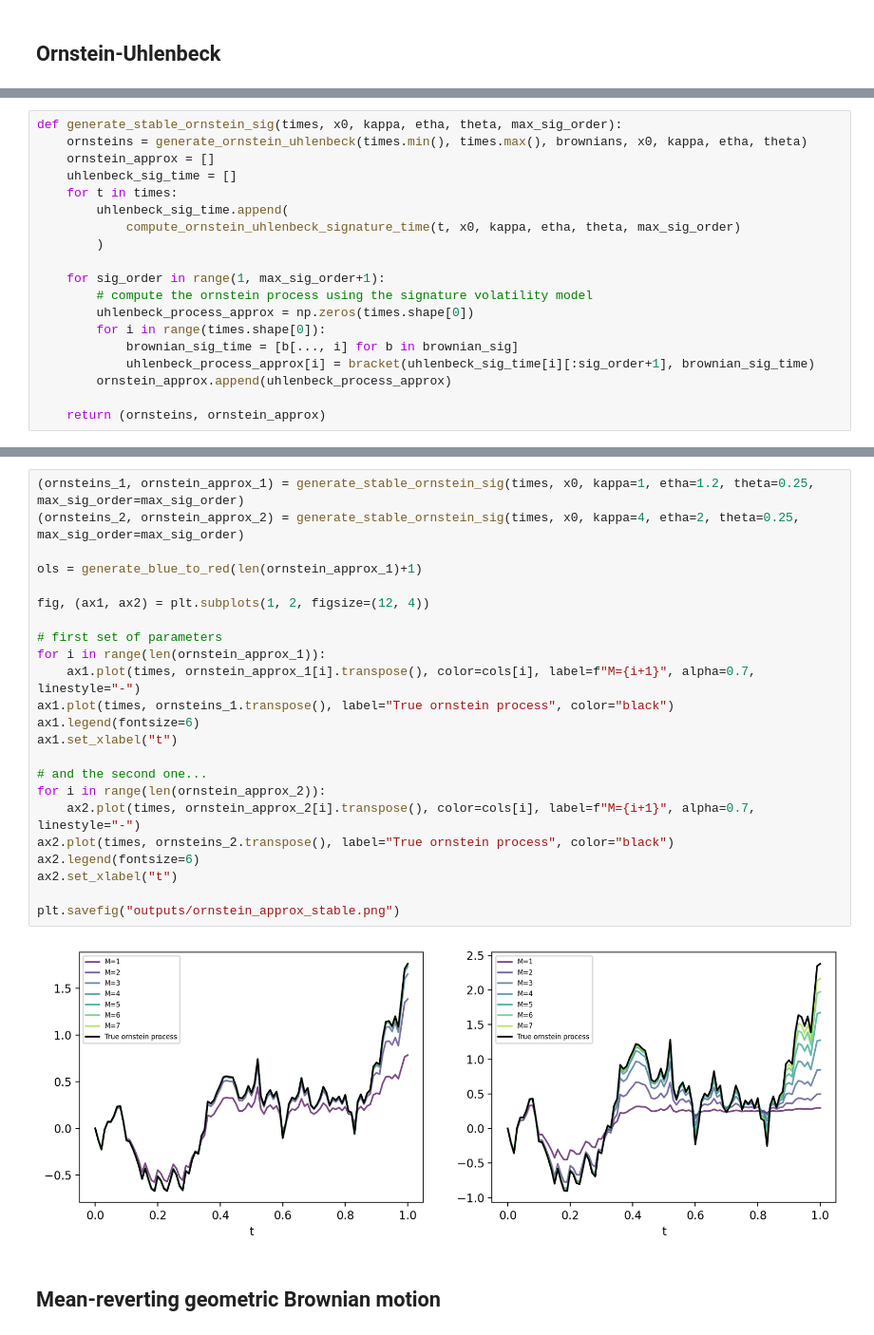
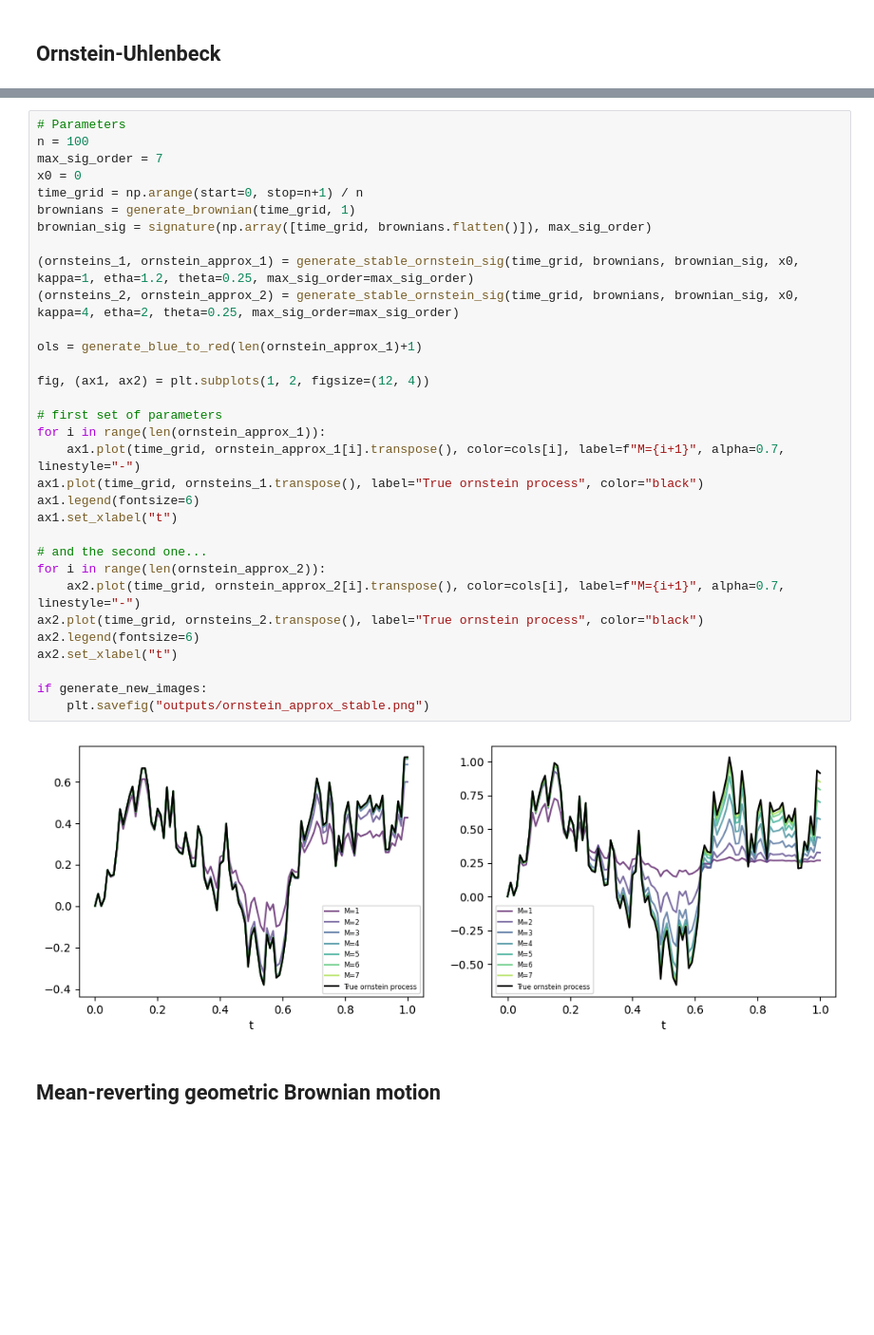
Before and after one commit to Sh3xe/signature-vol-model, a Jupyter notebook: notebook.ipynb, the cells around one changed output, grey strips where cells are left out. Shown at 95% size. Cells and saved outputs as stored; diff of their text form; blank space fills up the shorter version.

Commit message:
added modules to code, added signature fitting

```diff
--- a/notebook.ipynb
+++ b/notebook.ipynb
@@ -260,19 +26,0 @@ This time, the signature depends on the time, and is computed such that the shuf
-# %%
-def generate_stable_ornstein_sig(times, x0, kappa, etha, theta, max_sig_order):
-	ornsteins = generate_ornstein_uhlenbeck(times.min(), times.max(), brownians, x0, kappa, etha, theta)
-	ornstein_approx = []
-	uhlenbeck_sig_time = []
-	for t in times:
-		uhlenbeck_sig_time.append(
-			compute_ornstein_uhlenbeck_signature_time(t, x0, kappa, etha, theta, max_sig_order)
-		)
-
-	for sig_order in range(1, max_sig_order+1):
-		# compute the ornstein process using the signature volatility model
-		uhlenbeck_process_approx = np.zeros(times.shape[0])
-		for i in range(times.shape[0]):
-			brownian_sig_time = [b[..., i] for b in brownian_sig]
-			uhlenbeck_process_approx[i] = bracket(uhlenbeck_sig_time[i][:sig_order+1], brownian_sig_time)
-		ornstein_approx.append(uhlenbeck_process_approx)
-
-	return (ornsteins, ornstein_approx)
@@ -312,27 +60,36 @@ fig.savefig("outputs/ornstein_approx_naive.png")
 # %%
-(ornsteins_1, ornstein_approx_1) = generate_stable_ornstein_sig(times, x0, kappa=1, etha=1.2, theta=0.25, max_sig_order=max_sig_order)
-(ornsteins_2, ornstein_approx_2) = generate_stable_ornstein_sig(times, x0, kappa=4, etha=2, theta=0.25, max_sig_order=max_sig_order)
+# Parameters
+n = 100
+max_sig_order = 7
+x0 = 0
+time_grid = np.arange(start=0, stop=n+1) / n
+brownians = generate_brownian(time_grid, 1)
+brownian_sig = signature(np.array([time_grid, brownians.flatten()]), max_sig_order)
+
+(ornsteins_1, ornstein_approx_1) = generate_stable_ornstein_sig(time_grid, brownians, brownian_sig, x0, kappa=1, etha=1.2, theta=0.25, max_sig_order=max_sig_order)
+(ornsteins_2, ornstein_approx_2) = generate_stable_ornstein_sig(time_grid, brownians, brownian_sig, x0, kappa=4, etha=2, theta=0.25, max_sig_order=max_sig_order)
 
 ols = generate_blue_to_red(len(ornstein_approx_1)+1)
 
 fig, (ax1, ax2) = plt.subplots(1, 2, figsize=(12, 4))
 
 # first set of parameters
 for i in range(len(ornstein_approx_1)):
-	ax1.plot(times, ornstein_approx_1[i].transpose(), color=cols[i], label=f"M={i+1}", alpha=0.7, linestyle="-")
-ax1.plot(times, ornsteins_1.transpose(), label="True ornstein process", color="black")
+	ax1.plot(time_grid, ornstein_approx_1[i].transpose(), color=cols[i], label=f"M={i+1}", alpha=0.7, linestyle="-")
+ax1.plot(time_grid, ornsteins_1.transpose(), label="True ornstein process", color="black")
 ax1.legend(fontsize=6)
 ax1.set_xlabel("t")
 
 # and the second one...
 for i in range(len(ornstein_approx_2)):
-	ax2.plot(times, ornstein_approx_2[i].transpose(), color=cols[i], label=f"M={i+1}", alpha=0.7, linestyle="-")
-ax2.plot(times, ornsteins_2.transpose(), label="True ornstein process", color="black")
+	ax2.plot(time_grid, ornstein_approx_2[i].transpose(), color=cols[i], label=f"M={i+1}", alpha=0.7, linestyle="-")
+ax2.plot(time_grid, ornsteins_2.transpose(), label="True ornstein process", color="black")
 ax2.legend(fontsize=6)
 ax2.set_xlabel("t")
 
-plt.savefig("outputs/ornstein_approx_stable.png")
+if generate_new_images:
+	plt.savefig("outputs/ornstein_approx_stable.png")
 # %% [output]
-[figure, old version]
+[figure, new version]
 # %% [markdown]
 ## Mean-reverting geometric Brownian motion
```
Also changed, not shown: parts of 44 cells of this notebook, 6 other files.
